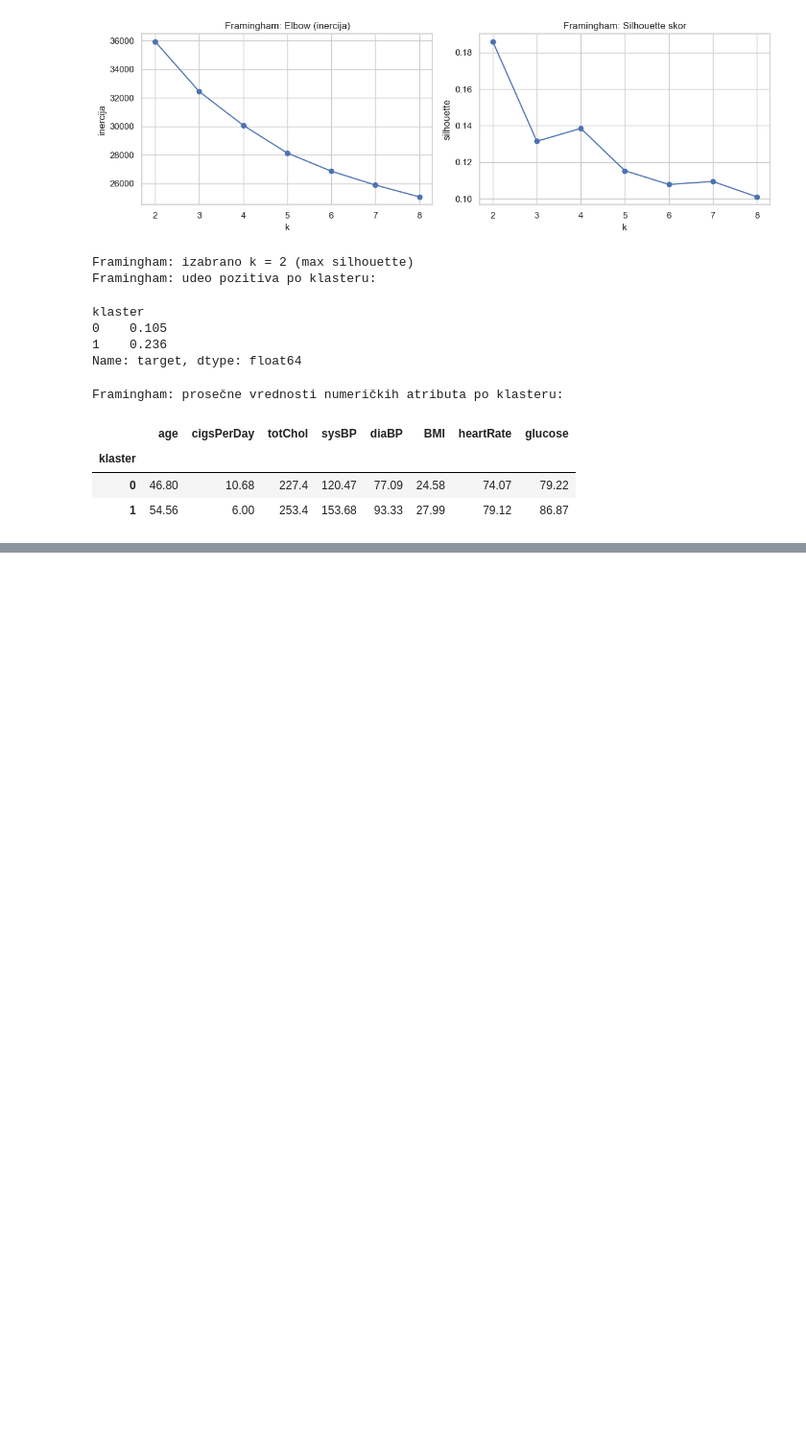
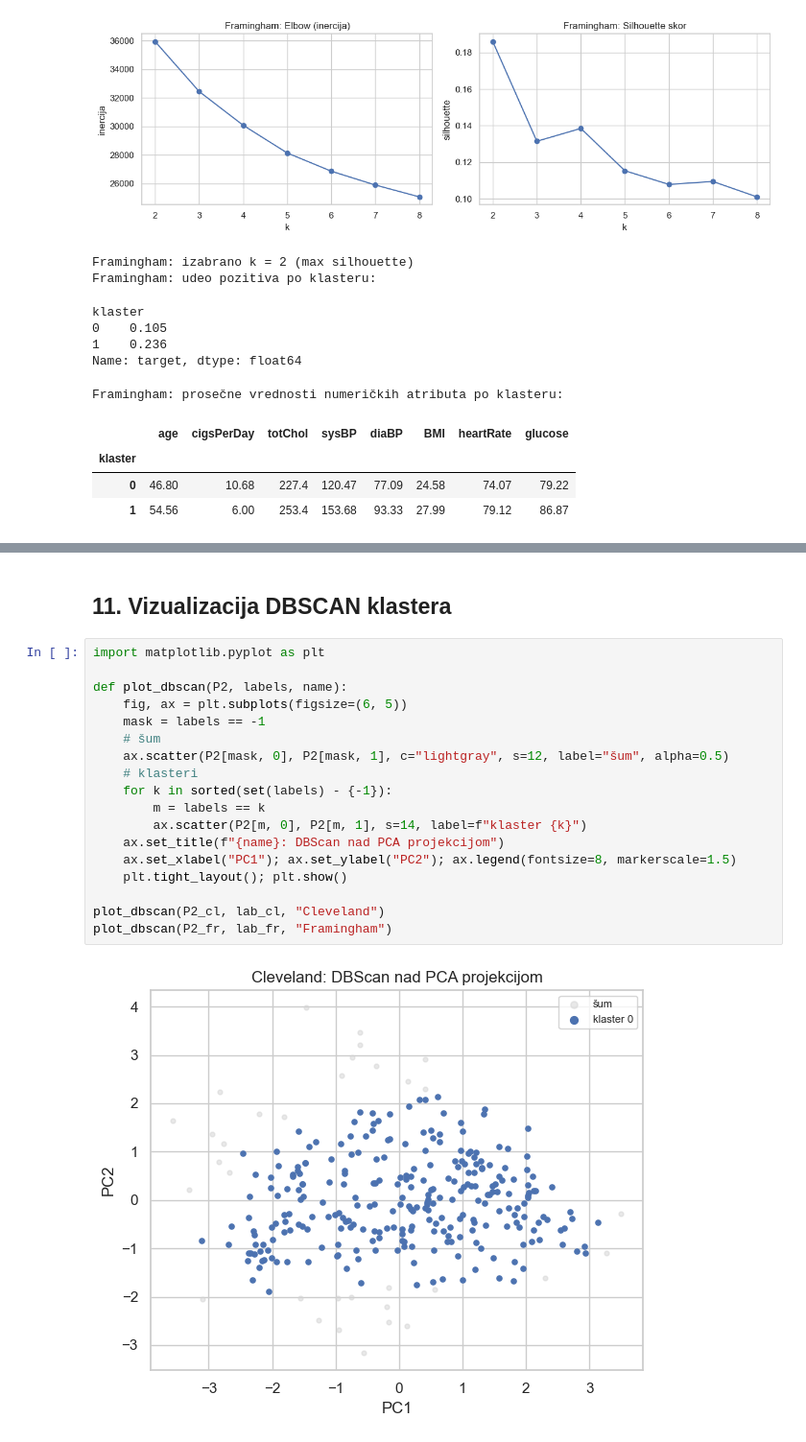
Before and after one commit to nvndjukin97/SIAP, a Jupyter notebook: notebooks/SIAP_predikcija_srcanog_udara.ipynb, the cells around one changed output, grey strips where cells are left out. Shown at 96% size. Drawn from its saved outputs; the diff is of its cells as text; blank space fills up the shorter version.

```diff
--- a/notebooks/SIAP_predikcija_srcanog_udara.ipynb
+++ b/notebooks/SIAP_predikcija_srcanog_udara.ipynb
@@ -817,0 +876,22 @@ Framingham: prosečne vrednosti numeričkih atributa po klasteru:
+# %% [markdown]
+## 11. Vizualizacija DBSCAN klastera
+# %%
+import matplotlib.pyplot as plt
+
+def plot_dbscan(P2, labels, name):
+    fig, ax = plt.subplots(figsize=(6, 5))
+    mask = labels == -1
+    # šum
+    ax.scatter(P2[mask, 0], P2[mask, 1], c="lightgray", s=12, label="šum", alpha=0.5)
+    # klasteri
+    for k in sorted(set(labels) - {-1}):
+        m = labels == k
+        ax.scatter(P2[m, 0], P2[m, 1], s=14, label=f"klaster {k}")
+    ax.set_title(f"{name}: DBScan nad PCA projekcijom")
+    ax.set_xlabel("PC1"); ax.set_ylabel("PC2"); ax.legend(fontsize=8, markerscale=1.5)
+    plt.tight_layout(); plt.show()
+
+plot_dbscan(P2_cl, lab_cl, "Cleveland")
+plot_dbscan(P2_fr, lab_fr, "Framingham")
+# %% [output]
+[figure, added]
```
Also changed, not shown: parts of 12 cells of this notebook, 3 other files.
